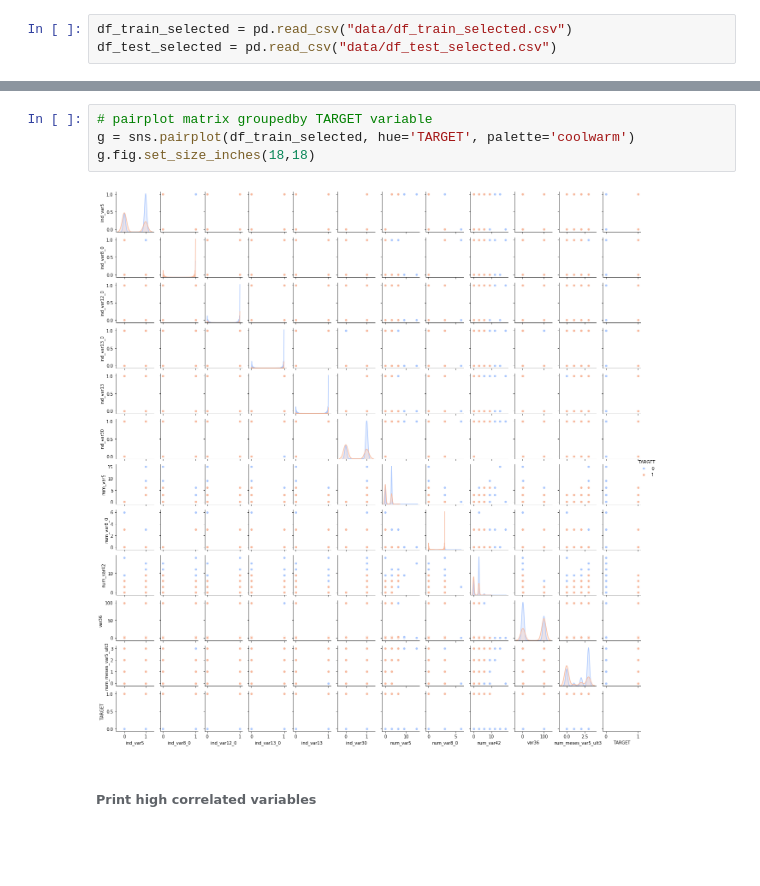
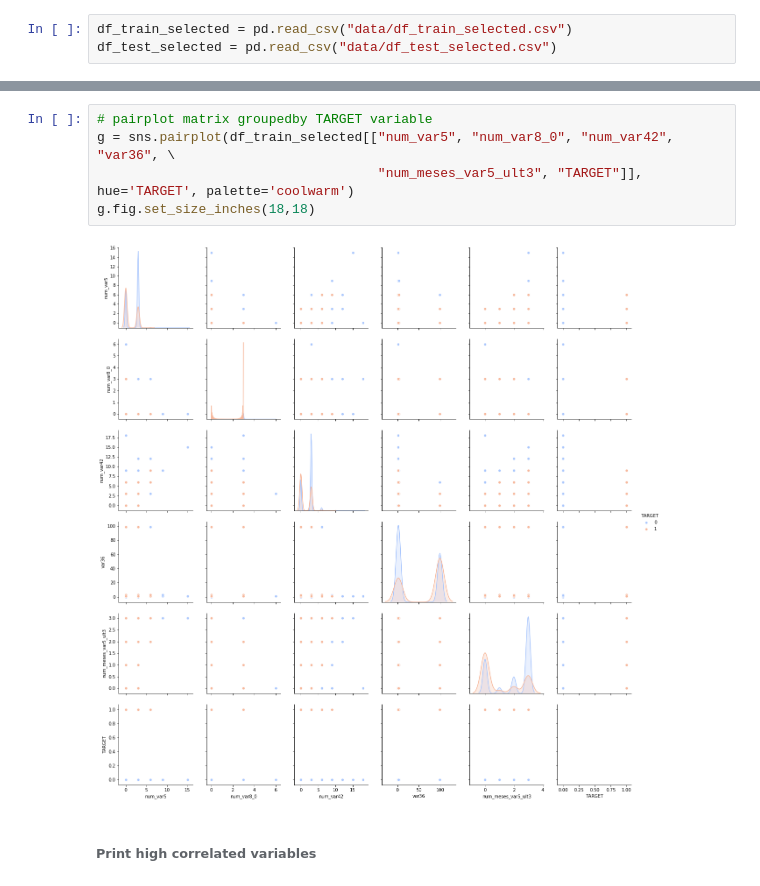
Before and after one commit to naiaraap/Predicting-Customer-Satisfaction-Level-from-Santander, a Jupyter notebook: CustomerSatisfactionLevelPrediction.ipynb, the cells around one changed output, grey strips where cells are left out. Saved outputs shown, nothing was run; the diff lists cells and outputs as text; blank space fills up the shorter version.

```diff
--- a/CustomerSatisfactionLevelPrediction.ipynb
+++ b/CustomerSatisfactionLevelPrediction.ipynb
@@ -339,9 +342,10 @@ ax.set_xlim([-0.5, len(corr)])
 # %%
 # pairplot matrix groupedby TARGET variable
-g = sns.pairplot(df_train_selected, hue='TARGET', palette='coolwarm')
+g = sns.pairplot(df_train_selected[["num_var5", "num_var8_0", "num_var42", "var36", \
+                                    "num_meses_var5_ult3", "TARGET"]], hue='TARGET', palette='coolwarm')
 g.fig.set_size_inches(18,18)
 # %% [output]
-[figure, old version]
+[figure, new version]
 # %% [markdown]
 ###### Print high correlated variables
 # %%
```
Also changed, not shown: parts of 5 cells of this notebook.
